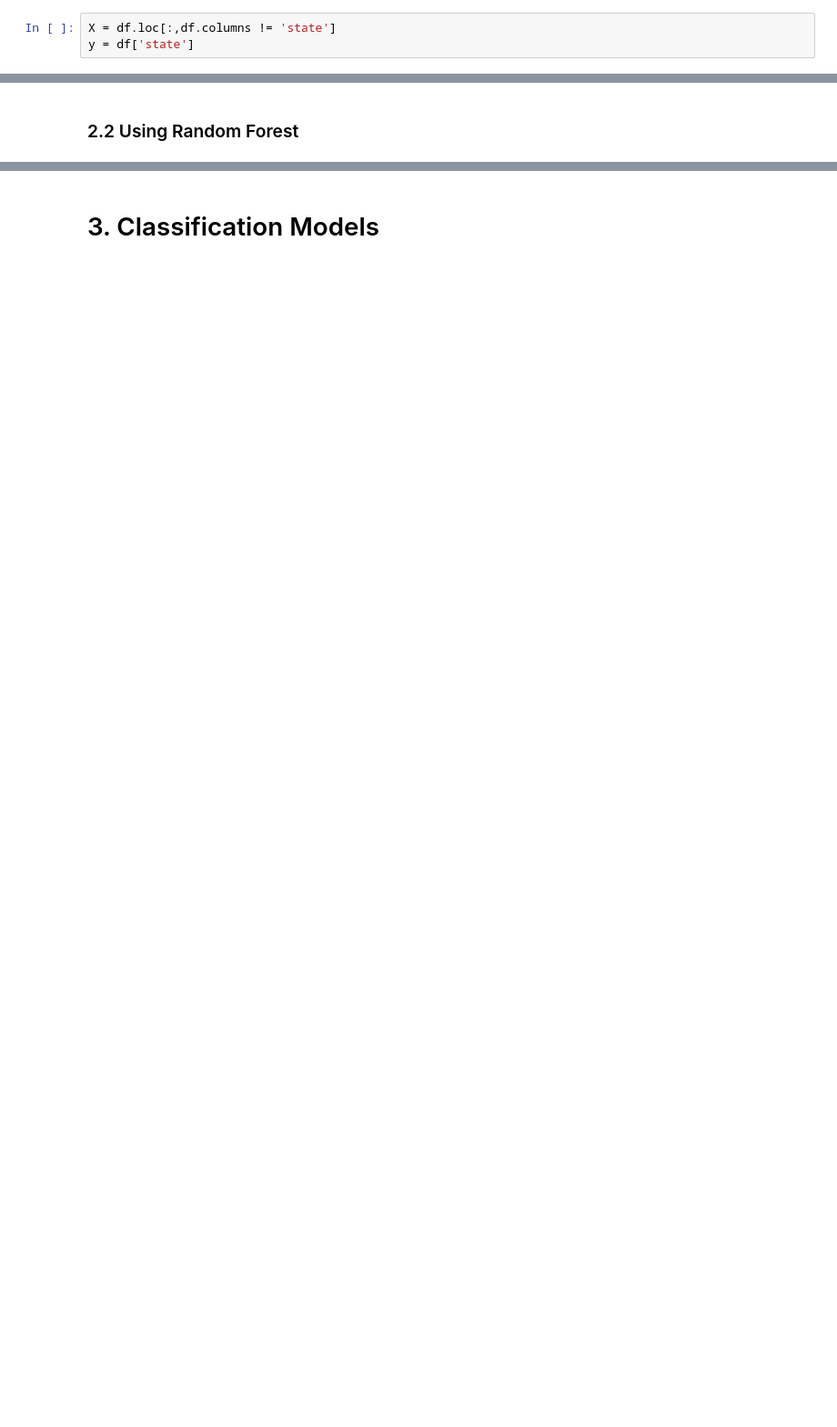
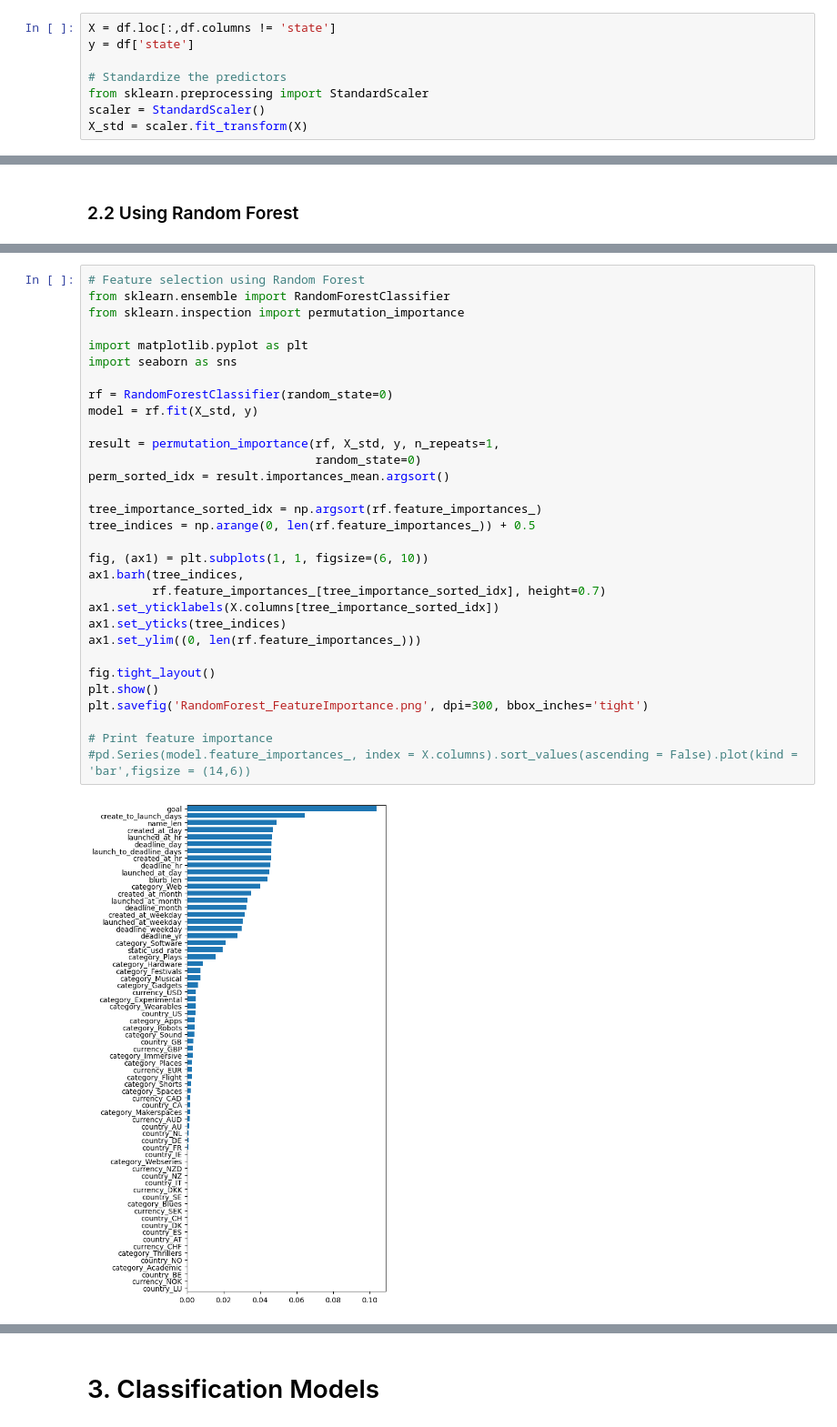
Before and after one commit to shanshanlao/life-expectancy-prediction, a Jupyter notebook: Kickstarter-predictions/kickstarter_classification.ipynb, the cells around one changed output, grey strips where cells are left out. Shown: that part at 91% size. Drawn from its saved outputs; the diff is of its cells as text; blank space fills up the shorter version.

```diff
--- a/Kickstarter-predictions/kickstarter_classification.ipynb
+++ b/Kickstarter-predictions/kickstarter_classification.ipynb
@@ -119,6 +169,11 @@ df = pd.get_dummies(df, columns = ['country','currency','category'])
 # %%
 X = df.loc[:,df.columns != 'state']
 y = df['state']
+
+# Standardize the predictors
+from sklearn.preprocessing import StandardScaler
+scaler = StandardScaler()
+X_std = scaler.fit_transform(X)
 # %% [markdown]
 ### 2.1 Using LASSO
 # %%
@@ -155,0 +206,33 @@ model_rf.feature_importances_[model_rf.feature_importances_ > 0.01]
+# %%
+# Feature selection using Random Forest
+from sklearn.ensemble import RandomForestClassifier
+from sklearn.inspection import permutation_importance
+
+import matplotlib.pyplot as plt
+import seaborn as sns
+
+rf = RandomForestClassifier(random_state=0)
+model = rf.fit(X_std, y)
+
+result = permutation_importance(rf, X_std, y, n_repeats=1,
+                                random_state=0)
+perm_sorted_idx = result.importances_mean.argsort()
+
+tree_importance_sorted_idx = np.argsort(rf.feature_importances_)
+tree_indices = np.arange(0, len(rf.feature_importances_)) + 0.5
+
+fig, (ax1) = plt.subplots(1, 1, figsize=(6, 10))
+ax1.barh(tree_indices,
+         rf.feature_importances_[tree_importance_sorted_idx], height=0.7)
+ax1.set_yticklabels(X.columns[tree_importance_sorted_idx])
+ax1.set_yticks(tree_indices)
+ax1.set_ylim((0, len(rf.feature_importances_)))
+
+fig.tight_layout()
+plt.show()
+plt.savefig('RandomForest_FeatureImportance.png', dpi=300, bbox_inches='tight')
+
+# Print feature importance
+#pd.Series(model.feature_importances_, index = X.columns).sort_values(ascending = False).plot(kind = 'bar',figsize = (14,6))
+# %% [output]
+[figure, added]
```
Also changed, not shown: parts of 35 cells of this notebook.
